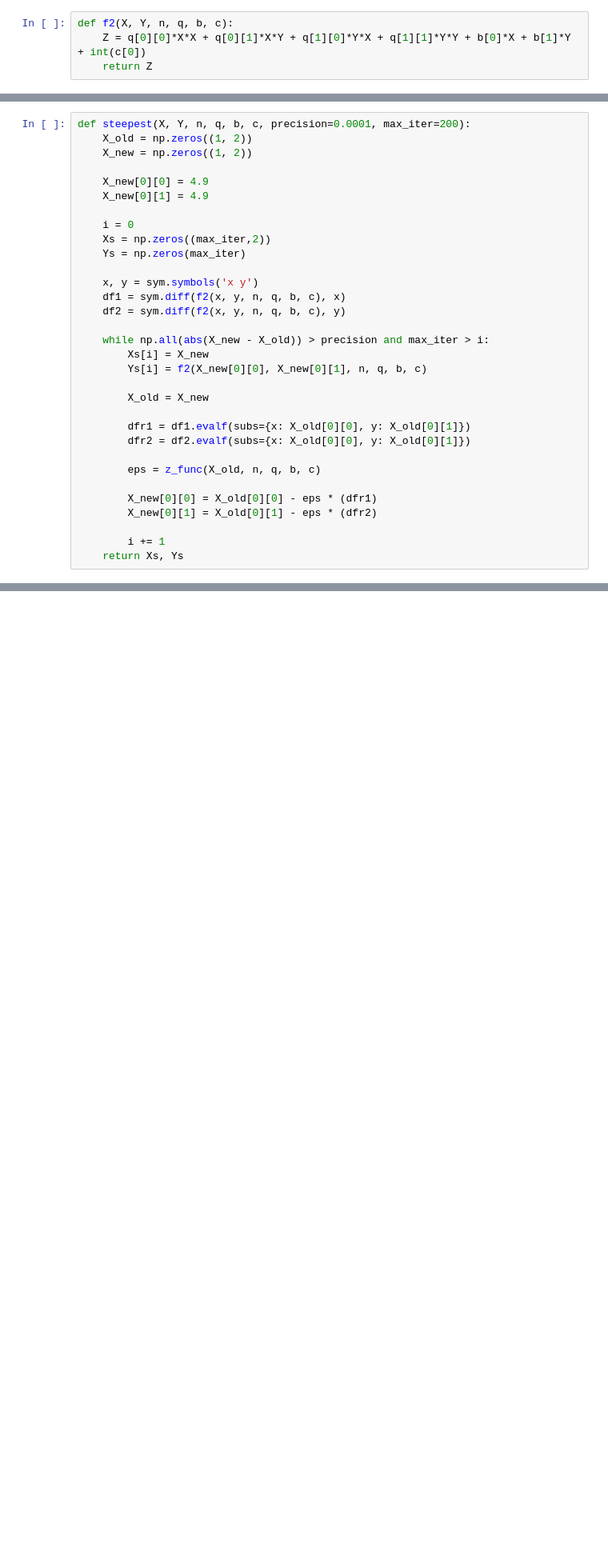
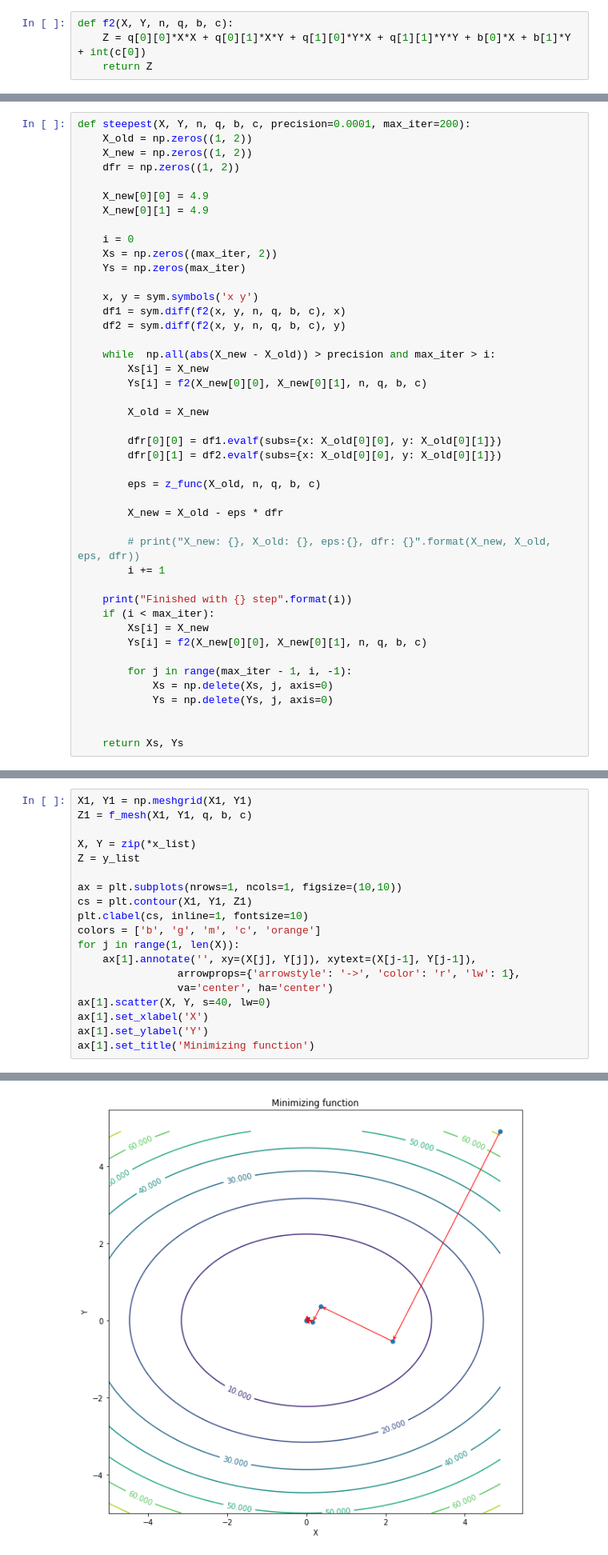
Before and after one commit to fzehracetin/optimization-techniques, a Jupyter notebook: SteepestDescent.ipynb, the cells around one changed output, grey strips where cells are left out. Shown at 80% size. Cells and saved outputs as stored; diff of their text form; blank space fills up the shorter version.

```diff
--- a/SteepestDescent.ipynb
+++ b/SteepestDescent.ipynb
@@ -41,31 +47,43 @@ def z_func(X_old, n, q, b, c):
 def steepest(X, Y, n, q, b, c, precision=0.0001, max_iter=200):
     X_old = np.zeros((1, 2))
     X_new = np.zeros((1, 2))
+    dfr = np.zeros((1, 2))
 
     X_new[0][0] = 4.9
     X_new[0][1] = 4.9
 
     i = 0
-    Xs = np.zeros((max_iter,2))
+    Xs = np.zeros((max_iter, 2))
     Ys = np.zeros(max_iter)
 
     x, y = sym.symbols('x y')
     df1 = sym.diff(f2(x, y, n, q, b, c), x)
     df2 = sym.diff(f2(x, y, n, q, b, c), y)
 
-    while np.all(abs(X_new - X_old)) > precision and max_iter > i:
+    while  np.all(abs(X_new - X_old)) > precision and max_iter > i:
         Xs[i] = X_new
         Ys[i] = f2(X_new[0][0], X_new[0][1], n, q, b, c)
 
         X_old = X_new
 
-        dfr1 = df1.evalf(subs={x: X_old[0][0], y: X_old[0][1]})
-        dfr2 = df2.evalf(subs={x: X_old[0][0], y: X_old[0][1]})
+        dfr[0][0] = df1.evalf(subs={x: X_old[0][0], y: X_old[0][1]})
+        dfr[0][1] = df2.evalf(subs={x: X_old[0][0], y: X_old[0][1]})
 
         eps = z_func(X_old, n, q, b, c)
 
-        X_new[0][0] = X_old[0][0] - eps * (dfr1)
-        X_new[0][1] = X_old[0][1] - eps * (dfr2)
+        X_new = X_old - eps * dfr
 
+        # print("X_new: {}, X_old: {}, eps:{}, dfr: {}".format(X_new, X_old, eps, dfr))
         i += 1
+
+    print("Finished with {} step".format(i))
+    if (i < max_iter):
+        Xs[i] = X_new
+        Ys[i] = f2(X_new[0][0], X_new[0][1], n, q, b, c)
+
+        for j in range(max_iter - 1, i, -1):
+            Xs = np.delete(Xs, j, axis=0)
+            Ys = np.delete(Ys, j, axis=0)
+
+
     return Xs, Ys
@@ -103,0 +124,20 @@ Z1 = f(X_new, n, q, b, c)
+# %%
+X1, Y1 = np.meshgrid(X1, Y1)
+Z1 = f_mesh(X1, Y1, q, b, c)
+
+X, Y = zip(*x_list)
+Z = y_list
+
+ax = plt.subplots(nrows=1, ncols=1, figsize=(10,10))
+cs = plt.contour(X1, Y1, Z1)
+plt.clabel(cs, inline=1, fontsize=10)
+colors = ['b', 'g', 'm', 'c', 'orange']
+for j in range(1, len(X)):
+    ax[1].annotate('', xy=(X[j], Y[j]), xytext=(X[j-1], Y[j-1]),
+                arrowprops={'arrowstyle': '->', 'color': 'r', 'lw': 1},
+                va='center', ha='center')
+ax[1].scatter(X, Y, s=40, lw=0)
+ax[1].set_xlabel('X')
+ax[1].set_ylabel('Y')
+ax[1].set_title('Minimizing function')
+# %% [output]
@@ -104 +145,2 @@ Z1 = f(X_new, n, q, b, c)
+[figure, added]
 # %%
```
Also changed, not shown: parts of 10 cells of this notebook, 1 other file.
